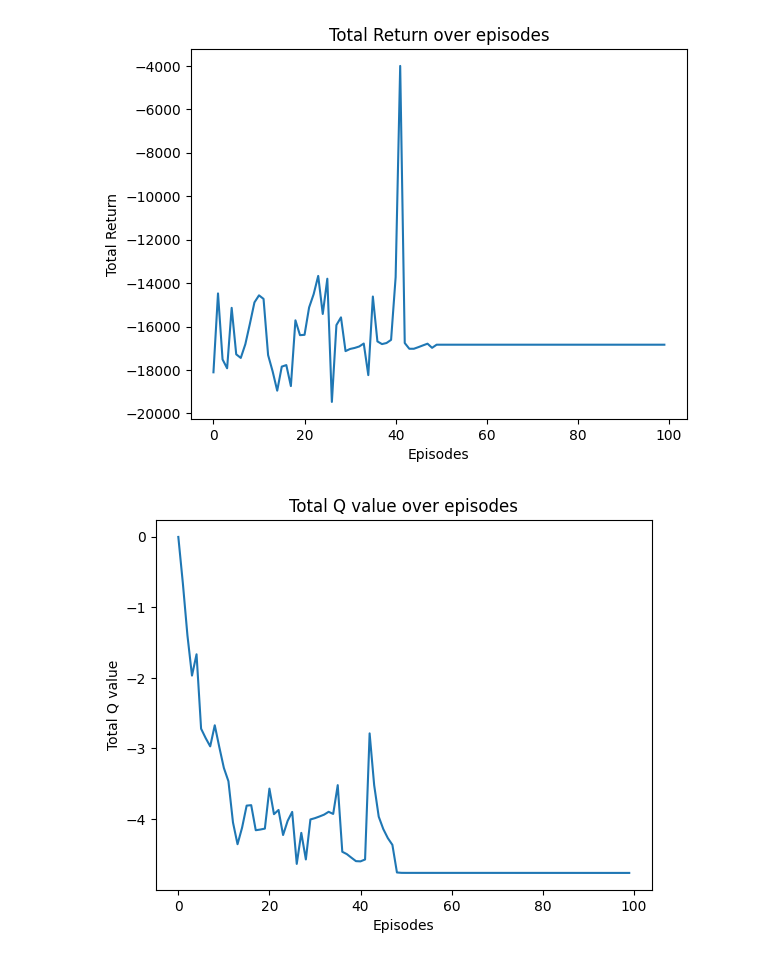
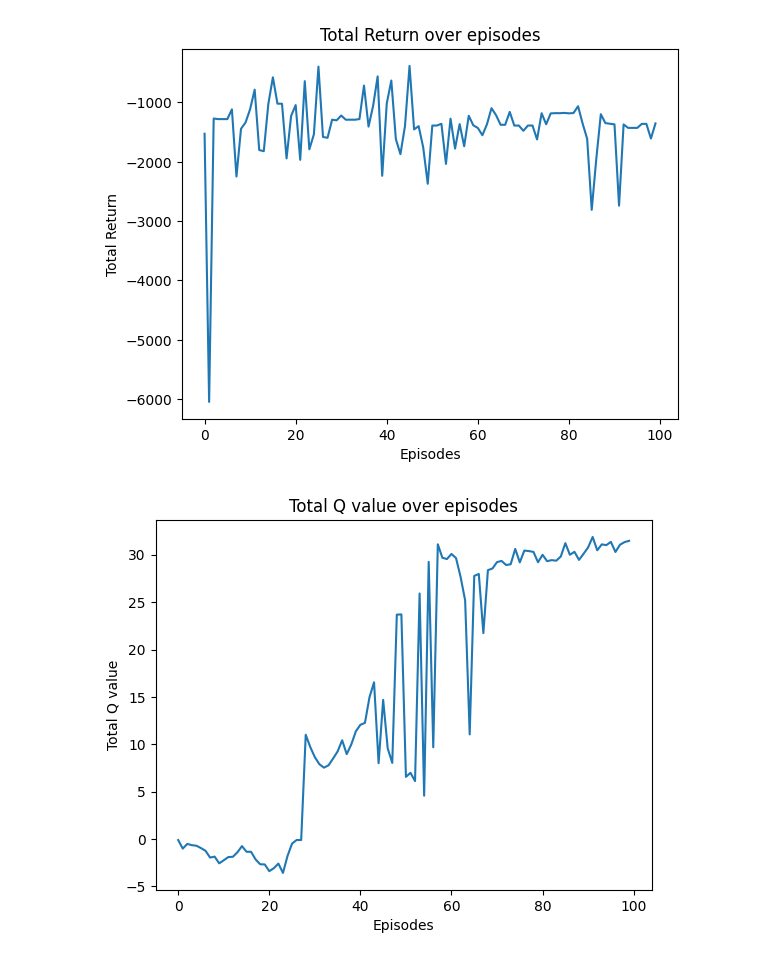
Before and after one commit to yjchenCN/Multi-agent-consensus-algorithm, a Jupyter notebook: MARL/QMIX.ipynb, the cells around one changed output. Drawn from its saved outputs; the diff is of its cells as text; code cells hidden in the pictures.

```diff
--- a/MARL/QMIX.ipynb
+++ b/MARL/QMIX.ipynb
@@ -71,10 +71,6 @@ class QMixNet(nn.Module):
         return q_total
 
 
-
-
-
-
 # RNN定义
 class RNN(nn.Module):
     def __init__(self, input_shape, args):
@@ -92,28 +88,34 @@ class RNN(nn.Module):
         return q, h
 
 
-
 class QMIX:
-    def __init__(self, env, args):
+    def __init__(self, env, args, use_cuda=False):
         self.env = env
         self.args = args
+        self.use_cuda = use_cuda
+        self.device = torch.device("cuda" if use_cuda and torch.cuda.is_available() else "cpu")
         self.replay_buffer = ReplayBuffer(args.buffer_size)
-        self.rnn = RNN(args.obs_shape, args)
-        self.qmix_net = QMixNet(args)
+        self.rnn = RNN(args.obs_shape, args).to(self.device)
+        self.qmix_net = QMixNet(args).to(self.device)
         self.optimizer = Adam(list(self.rnn.parameters()) + list(self.qmix_net.parameters()), lr=args.lr)
         self.loss_fn = nn.MSELoss()
 
-    def choose_action(self, obs, hidden_state):
+    def choose_action(self, obs, hidden_state, epsilon=0.01):
         actions = {}
         new_hidden_state = {}
 
         for agent in self.env.agents:
-            agent_obs = torch.tensor(obs[agent], dtype=torch.float32).unsqueeze(0)
-            agent_hidden_state = torch.tensor(hidden_state[agent], dtype=torch.float32).unsqueeze(0)
+            agent_obs = torch.tensor(obs[agent], dtype=torch.float32).unsqueeze(0).to(self.device)
+            agent_hidden_state = torch.tensor(hidden_state[agent], dtype=torch.float32).unsqueeze(0).to(self.device)
             q_values, new_agent_hidden_state = self.rnn(agent_obs, agent_hidden_state)
-            action = q_values.argmax(dim=-1).item()
+
+            if random.random() < epsilon:
+                action = random.choice(range(self.args.n_actions))  # 以 ε 的概率随机选择动作
+            else:
+                action = q_values.argmax(dim=-1).item()  # 以 1-ε 的概率选择 Q 值最大的动作
+
             actions[agent] = action
-            new_hidden_state[agent] = new_agent_hidden_state.detach().numpy()
+            new_hidden_state[agent] = new_agent_hidden_state.detach().cpu().numpy()
 
         return actions, new_hidden_state
 
@@ -122,14 +124,14 @@ class QMIX:
             return
 
         states, actions, rewards, next_states, dones = self.replay_buffer.sample(self.args.batch_size)
-        states = {agent: torch.tensor([s[agent] for s in states], dtype=torch.float32) for agent in self.env.agents}
-        actions = {agent: torch.tensor([a[agent] for a in actions], dtype=torch.int64) for agent in self.env.agents}
-        rewards = {agent: torch.tensor([r[agent] for r in rewards], dtype=torch.float32) for agent in self.env.agents}
-        next_states = {agent: torch.tensor([ns[agent] for ns in next_states], dtype=torch.float32) for agent in self.env.agents}
-        dones = {agent: torch.tensor([d[agent] for d in dones], dtype=torch.float32) for agent in self.env.agents}
+        states = {agent: torch.tensor([s[agent] for s in states], dtype=torch.float32).to(self.device) for agent in self.env.agents}
+        actions = {agent: torch.tensor([a[agent] for a in actions], dtype=torch.int64).to(self.device) for agent in self.env.agents}
+        rewards = {agent: torch.tensor([r[agent] for r in rewards], dtype=torch.float32).to(self.device) for agent in self.env.agents}
+        next_states = {agent: torch.tensor([ns[agent] for ns in next_states], dtype=torch.float32).to(self.device) for agent in self.env.agents}
+        dones = {agent: torch.tensor([d[agent] for d in dones], dtype=torch.float32).to(self.device) for agent in self.env.agents}
 
-        hidden_state = {agent: torch.zeros((self.args.batch_size, self.args.rnn_hidden_dim), dtype=torch.float32) for agent in self.env.agents}  # 初始化hidden state
-        next_hidden_state = {agent: torch.zeros((self.args.batch_size, self.args.rnn_hidden_dim), dtype=torch.float32) for agent in self.env.agents}  # 初始化next hidden state
+        hidden_state = {agent: torch.zeros((self.args.batch_size, self.args.rnn_hidden_dim), dtype=torch.float32).to(self.device) for agent in self.env.agents}
+        next_hidden_state = {agent: torch.zeros((self.args.batch_size, self.args.rnn_hidden_dim), dtype=torch.float32).to(self.device) for agent in self.env.agents}
 
         q_values = {agent: self.rnn(states[agent], hidden_state[agent])[0].gather(1, actions[agent].unsqueeze(-1)).squeeze(-1) for agent in self.env.agents}
         next_q_values = {agent: self.rnn(next_states[agent], next_hidden_state[agent])[0].max(dim=-1)[0] for agent in self.env.agents}
@@ -148,14 +150,13 @@ class QMIX:
         loss.backward()
         self.optimizer.step()
 
-
     def run(self, num_episodes):
         total_q_values = []
         total_returns = []
 
         for i in range(10):
-            with tqdm(total=int(num_episodes/10), desc='Iteration %d' % i) as pbar:
-                for episode in range(int(num_episodes/10)):
+            with tqdm(total=int(num_episodes / 10), desc='Iteration %d' % i) as pbar:
+                for episode in range(int(num_episodes / 10)):
                     obs = self.env.reset()  # 重置环境，获取初始观测
                     hidden_state = {agent: np.zeros(self.args.rnn_hidden_dim) for agent in self.env.agents}  # 初始化每个智能体的隐藏状态
                     episode_q_values = []
@@ -169,8 +170,8 @@ class QMIX:
 
                         q_values = []
                         for agent in self.env.agents:
-                            agent_obs = torch.tensor(obs[agent], dtype=torch.float32).unsqueeze(0)
-                            agent_hidden_state = torch.tensor(hidden_state[agent], dtype=torch.float32).unsqueeze(0)
+                            agent_obs = torch.tensor(obs[agent], dtype=torch.float32).unsqueeze(0).to(self.device)
+                            agent_hidden_state = torch.tensor(hidden_state[agent], dtype=torch.float32).unsqueeze(0).to(self.device)
                             agent_q_values, _ = self.rnn(agent_obs, agent_hidden_state)
                             q_values.append(agent_q_values.max().item())
                         episode_q_values.append(np.mean(q_values))
@@ -186,7 +187,7 @@ class QMIX:
                     total_returns.append(episode_return)
 
                     if (episode + 1) % 10 == 0:
-                        pbar.set_postfix({'episode': '%d' % (num_episodes/10 * i + episode + 1), 'Q value': '%.3f' % np.mean(total_q_values[-10:])})
+                        pbar.set_postfix({'episode': '%d' % (num_episodes / 10 * i + episode + 1), 'returns': '%.3f' % np.mean(total_returns[-10:])})
                     pbar.update(1)
 
         return total_q_values, total_returns
@@ -214,6 +215,7 @@ class QMIX:
 
         return actions, next_obs, rewards, dones
 
+
 # 参数设置
 class Args:
     def __init__(self, env):
@@ -221,41 +223,45 @@ class Args:
         self.obs_shape = env.max_obs_size  # 观测维度，根据环境设置
         self.n_agents = 5  # 智能体数量
         self.n_actions = 2  # 动作数量
         self.qmix_hidden_dim = 32
         self.hyper_hidden_dim = 64
         self.rnn_hidden_dim = 64
-        self.two_hyper_layers = False
-        self.buffer_size = 50
-        self.batch_size = 32
+        self.two_hyper_layers = True
+        self.buffer_size = 10000
+        self.batch_size = 64
         self.gamma = 0.99
         self.lr = 1e-3
-        self.num_iterations = 50  # 每个episode的迭代次数
-        self.num_episodes = 100  # 总episode数
+        self.num_iterations = env.num_iterations  # 每个episode的迭代次数
+        self.num_episodes = 100 # 总episode数
+
 
 env = CustomEnvironment()
+torch.manual_seed(0)
 args = Args(env)
 
-qmix = QMIX(env, args)
+# 选择是否使用CUDA
+use_cuda = False
+qmix = QMIX(env, args, use_cuda)
 total_q_values, total_returns = qmix.run(args.num_episodes)
 
 # 可视化总回报变化
 plt.plot(total_returns)
 plt.xlabel('Episodes')
 plt.ylabel('Total Return')
 plt.title('Total Return over episodes')
 plt.show()
 
 # 可视化Q值变化
 plt.plot(total_q_values)
 plt.xlabel('Episodes')
 plt.ylabel('Total Q value')
 plt.title('Total Q value over episodes')
 plt.show()
 
 actions, next_obs, rewards, dones = qmix.run_one_iteration()
 # %% [output]
-[figure, old version]
+[figure, new version]
-[figure, old version]
+[figure, new version]
 Time step 0:
   Agent agent_0: Action 0
   Agent agent_1: Action 0
```
Also changed, not shown: parts of 1 cell of this notebook, 1 other file.
